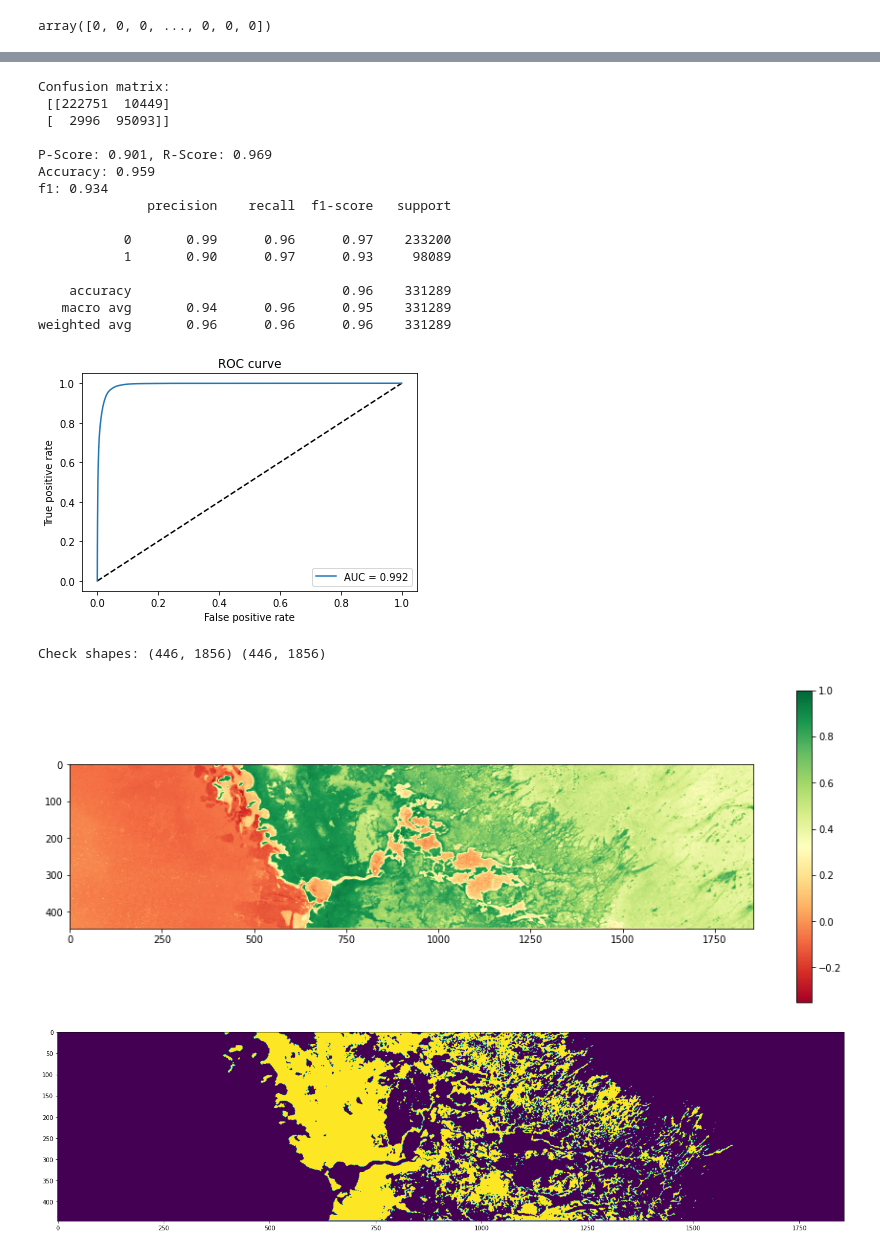
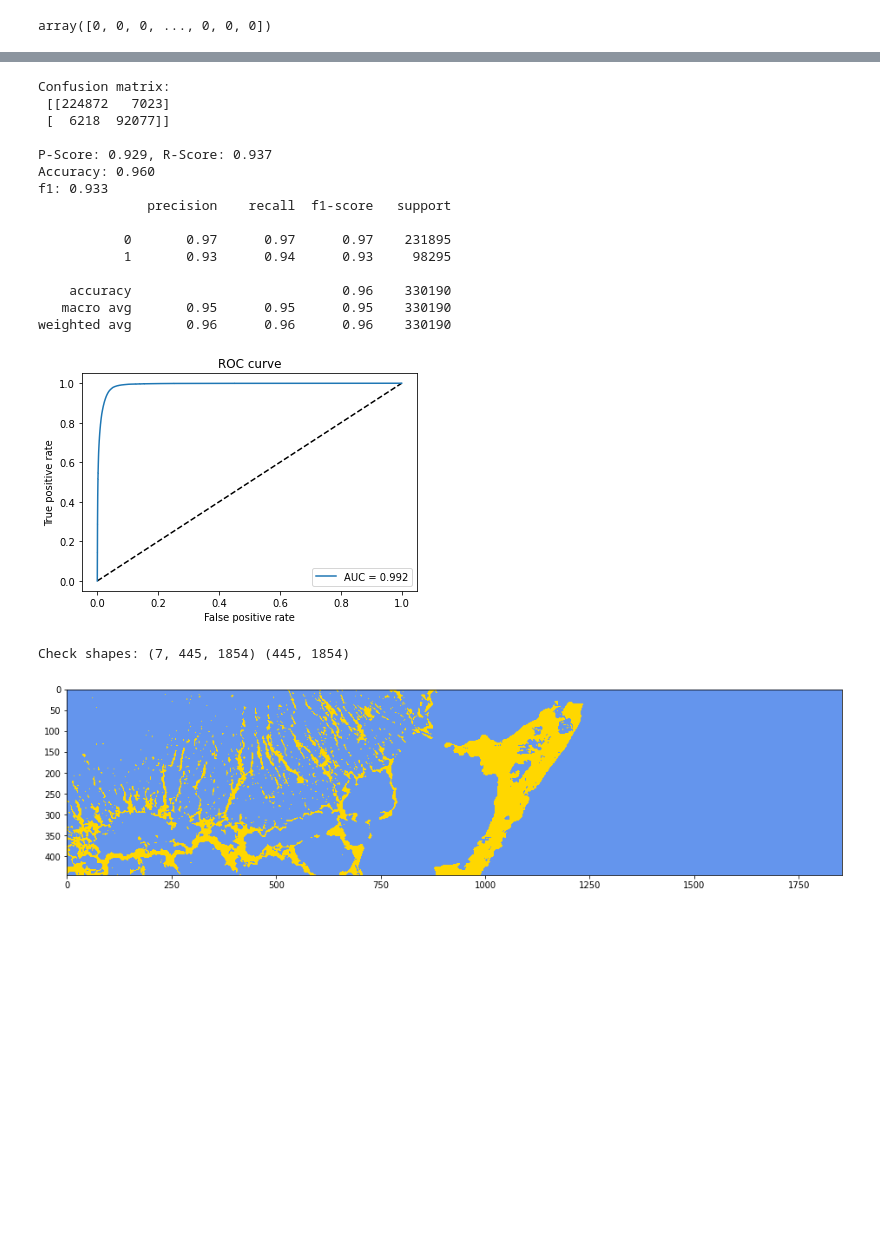
Before and after one commit to nkinnaird/MangroveClassification, a Jupyter notebook: code/firstNN.ipynb, the cells around one changed output, grey strips where cells are left out. Saved outputs shown, nothing was run; the diff lists cells and outputs as text; code cells hidden in the pictures; blank space fills up the shorter version.

```diff
--- a/code/firstNN.ipynb
+++ b/code/firstNN.ipynb
@@ -40,10 +41,14 @@ Successfully installed matplotlib-scalebar-0.7.2
 # %%
 # define functions for use in the notebook - these should be moved to a separate file but making that work with colab is turning out to be a real headache
 
-def removeTopRow(x):
+def removeOuterEdges(x):
     '''Something is off with the top row in the satellite data, remove it.'''
-    if x.ndim == 2: x = np.delete(x, (0), axis=0)
-    else: x = np.delete(x, (0), axis=1)
+    if x.ndim == 2:
+        x = np.delete(x, [0, x.shape[0]-1], axis=0) # remove top and bottom edges
+        x = np.delete(x, [0, x.shape[1]-1], axis=1) # remove left and right edges
+    else:
+        x = np.delete(x, [0, x.shape[1]-1], axis=1)
+        x = np.delete(x, [0, x.shape[2]-1], axis=2)
 
     return x
 
@@ -55,25 +60,33 @@ def normalizeBand(band):
 def normalizeUInt16Band(band):
     '''Bands 1-7 are uint16, ranging from 0-65535, normalize them by dividing by the max.'''
     return band/65535.
+# %%
+# define colormap for plots
+discrete_cmap = mpl.colors.ListedColormap(["red", "cornflowerblue", "gold", "olivedrab"], name="discrete_cmap")
+vmin=-1
+vmax=2
 # %%
 # grab image file
 training_image = "/content/drive/MyDrive/MangroveClassification/Images/Florida_1_2000.tif"
 # %%
 main_bands = [i+1 for i in range(0,7)]
+# main_bands = [i+1 for i in range(1,7)]
 ndvi_band = 9
 labels_band = 8
 
 # choose the input band(s)
-input_bands = ndvi_band
-# input_bands = main_bands
+# input_bands = ndvi_band
+input_bands = main_bands
+
+print('Analyzing bands: ', input_bands)
 
 # read in band data
 ds_features, features = raster.read(training_image, bands=input_bands) # if just inputting one band, do NOT put the single number in a list to pass to "bands", it causes some issue under the hood
 ds_labels, labels = raster.read(training_image, bands=labels_band)
 
-# remove top row of data (which is bad)
-features = removeTopRow(features)
-labels = removeTopRow(labels)
+# remove outer edges of data (which sometimes have issues)
+features = removeOuterEdges(features)
+labels = removeOuterEdges(labels)
 
 # fill NaNs with 0s
 features = np.nan_to_num(features)
@@ -231,32 +247,32 @@ plt.legend(loc='best')
 plt.show()
 # %% [output]
 Confusion matrix:
- [[222751  10449]
- [  2996  95093]]
+ [[224872   7023]
+ [  6218  92077]]
 
-P-Score: 0.901, R-Score: 0.969
-Accuracy: 0.959
-f1: 0.934
+P-Score: 0.929, R-Score: 0.937
+Accuracy: 0.960
+f1: 0.933
               precision    recall  f1-score   support
 
-           0       0.99      0.96      0.97    233200
-           1       0.90      0.97      0.93     98089
+           0       0.97      0.97      0.97    231895
+           1       0.93      0.94      0.93     98295
 
-    accuracy                           0.96    331289
-   macro avg       0.94      0.96      0.95    331289
-weighted avg       0.96      0.96      0.96    331289
+    accuracy                           0.96    330190
+   macro avg       0.95      0.95      0.95    330190
+weighted avg       0.96      0.96      0.96    330190
 [figure]
 # %%
 # load up a new image to test on
-test_image = "/content/drive/MyDrive/MangroveClassification/Images/Florida_5_2000.tif"
+test_image = "/content/drive/MyDrive/MangroveClassification/Images/Florida_3_2000.tif"
 
 # read in band data
 ds_features_test, features_test = raster.read(test_image, bands=input_bands)
 ds_labels_test, labels_test = raster.read(test_image, bands=labels_band)
 
-# remove top row of data (which is bad)
-features_test = removeTopRow(features_test)
-labels_test = removeTopRow(labels_test)
+# remove outer edges of data (which sometimes have issues)
+features_test = removeOuterEdges(features_test)
+labels_test = removeOuterEdges(labels_test)
 
 # fill NaNs with 0s
 features_test = np.nan_to_num(features_test)
@@ -267,22 +283,21 @@ labels_test = (labels_test == 1).astype(int)
 
 print('Check shapes:', features_test.shape, labels_test.shape)
 # %% [output]
-Check shapes: (446, 1856) (446, 1856)
+Check shapes: (7, 445, 1854) (445, 1854)
 # %%
 # plot NDVI band
 if input_bands == ndvi_band:
   plt.figure(figsize=(16,6))
-  plt.imshow(features_test, cmap='RdYlGn')
+  plt.imshow(features_test, cmap='RdYlGn', vmin=-1, vmax=1)
   plt.colorbar()
   plt.show()
 
-plt.figure(figsize=(24,6))
-plt.imshow(labels_test)
+plt.figure(figsize=(16,6))
+plt.imshow(labels_test, cmap=discrete_cmap, vmin=vmin, vmax=vmax)
 # plt.colorbar()
 plt.show()
 # %% [output]
-[figure, old version]
+[figure, new version]
-[figure, removed]
 # %%
 # change dimensions of input
 features_test_input = changeDimension(features_test)
```
Also changed, not shown: parts of 15 cells of this notebook.
